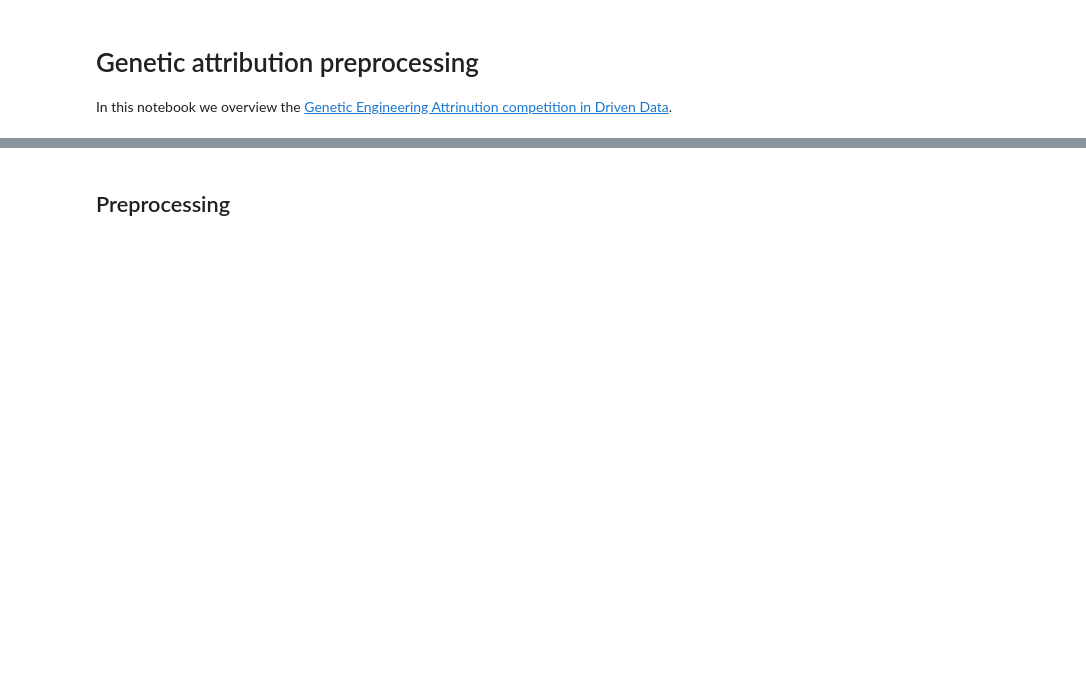
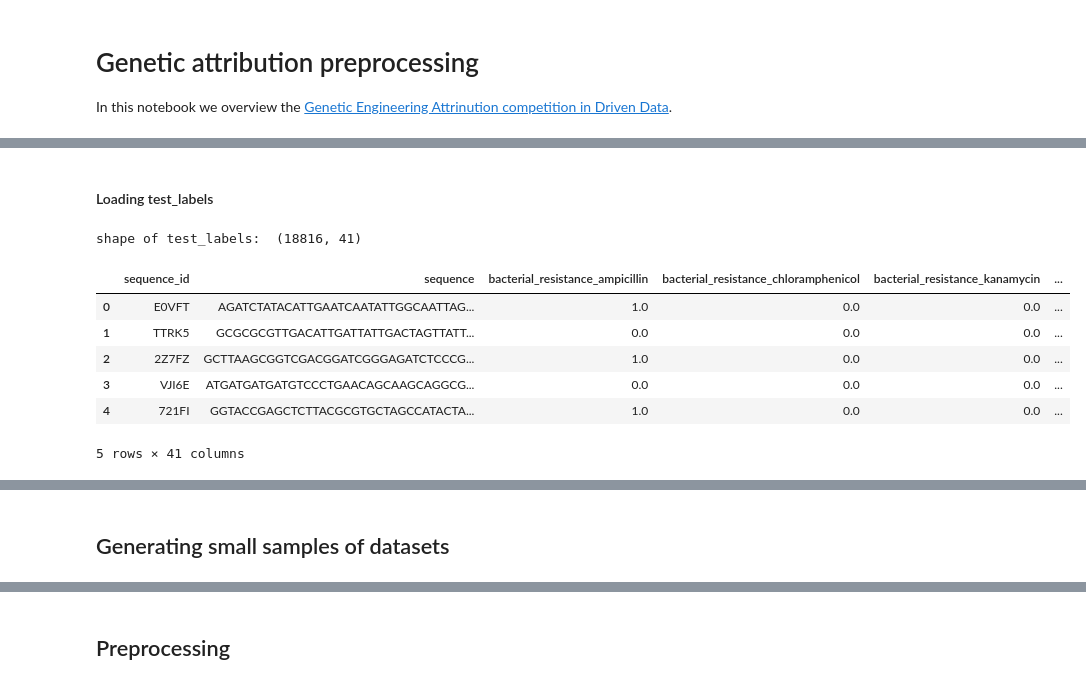
Before and after one commit to linneuholanda/genetic_attribution, a Jupyter notebook: preprocessing.ipynb, the cells around one changed output, grey strips where cells are left out. Drawn from its saved outputs; the diff is of its cells as text; code cells hidden in the pictures; blank space fills up the shorter version.

```diff
--- a/preprocessing.ipynb
+++ b/preprocessing.ipynb
@@ -64,0 +69,36 @@ Wall time: 7.03 s
+# %%
+%%time
+####### training data
+# training features
+train_values_url = "https://drivendata-prod.s3.amazonaws.com/data/63/public/train_values.csv?X-Amz-Algorithm=AWS4-HMAC-SHA256&X-Amz-Credential=AKIARVBOBDCY3EFSLNZR%2F20200903%2Fus-east-1%2Fs3%2Faws4_request&X-Amz-Date=20200903T231411Z&X-Amz-Expires=86400&X-Amz-SignedHeaders=host&X-Amz-Signature=4fa16bbb098e5ec167aff29ce83479141d6bc3bf9b91556eb655de04ba7fc57c"
+train_values_path = os.path.join(train_dir,"train_values.csv")
+# training targets
+train_labels_url = "https://drivendata-prod.s3.amazonaws.com/data/63/public/train_labels.csv?X-Amz-Algorithm=AWS4-HMAC-SHA256&X-Amz-Credential=AKIARVBOBDCY3EFSLNZR%2F20200903%2Fus-east-1%2Fs3%2Faws4_request&X-Amz-Date=20200903T231411Z&X-Amz-Expires=86400&X-Amz-SignedHeaders=host&X-Amz-Signature=9567ef84b33ff841fbe6990ac90b66d530f5dcc85a022b6e4ffa20231ceed558"
+train_labels_path = os.path.join(train_dir,"train_labels.csv")
+####### test data
+# test features
+test_values_url = "https://drivendata-prod.s3.amazonaws.com/data/63/public/test_values.csv?X-Amz-Algorithm=AWS4-HMAC-SHA256&X-Amz-Credential=AKIARVBOBDCY3EFSLNZR%2F20200903%2Fus-east-1%2Fs3%2Faws4_request&X-Amz-Date=20200903T231411Z&X-Amz-Expires=86400&X-Amz-SignedHeaders=host&X-Amz-Signature=ef4f603d0a817de07f87ba57f227ffab9049dc2a450d8b0a97ce8accdee7b30b"
+test_values_path = os.path.join(test_dir,"test_values.csv")
+url_dict = {"train_values": (train_values_url, train_values_path), "train_labels": (train_labels_url, train_labels_path), "test_values": (test_values_url, test_values_path)}
+#print("url-dict; ", url_dict)
+if not os.path.isfile(train_values_path):
+    pbar = tqdm(url_dict.items(),total=len(url_dict))
+    for key,value in pbar:
+        pbar.set_description(f"Processing {key}")
+        #print("value: ", value)
+        url, path = value
+        response = requests.get(url)
+        with open(path, 'w') as f:
+            writer = csv.writer(f)
+            for line in response.iter_lines():
+                writer.writerow(line.decode('utf-8').split(','))
+
+######## Printing contents of directories
+print("Contents of directories: \n")
+print("train_dir: ", os.listdir(train_dir))
+print("\n")
+print("labs_train_dir: ", os.listdir(labs_train_dir))
+print("\n")
+print("test_dir: ", os.listdir(test_dir))
+print("\n")
+print("seqs_test_dir: ", os.listdir(seqs_test_dir))
@@ -64,0 +158,17 @@ Wall time: 7.03 s
+# %% [markdown]
+#### Loading test_labels
+# %%
+%%time
+test_values = pd.read_csv(test_values_path)
+print("shape of test_labels: ", test_values.shape)
+#print(train_values.head(10))
+display(test_values.head(5))
+# %% [output]
+shape of test_labels:  (18816, 41)
+|  | sequence_id | sequence | bacterial_resistance_ampicillin | bacterial_resistance_chloramphenicol | bacterial_resistance_kanamycin | ... |
+| 0 | E0VFT | AGATCTATACATTGAATCAATATTGGCAATTAG... | 1.0 | 0.0 | 0.0 | ... |
+| 1 | TTRK5 | GCGCGCGTTGACATTGATTATTGACTAGTTATT... | 0.0 | 0.0 | 0.0 | ... |
+| 2 | 2Z7FZ | GCTTAAGCGGTCGACGGATCGGGAGATCTCCCG... | 1.0 | 0.0 | 0.0 | ... |
+| 3 | VJI6E | ATGATGATGATGTCCCTGAACAGCAAGCAGGCG... | 0.0 | 0.0 | 0.0 | ... |
+| 4 | 721FI | GGTACCGAGCTCTTACGCGTGCTAGCCATACTA... | 1.0 | 0.0 | 0.0 | ... |
+5 rows × 41 columns
@@ -64,0 +177,2 @@ Wall time: 7.03 s
+# %% [markdown]
+## Generating small samples of datasets
```
Also changed, not shown: parts of 36 cells of this notebook.
